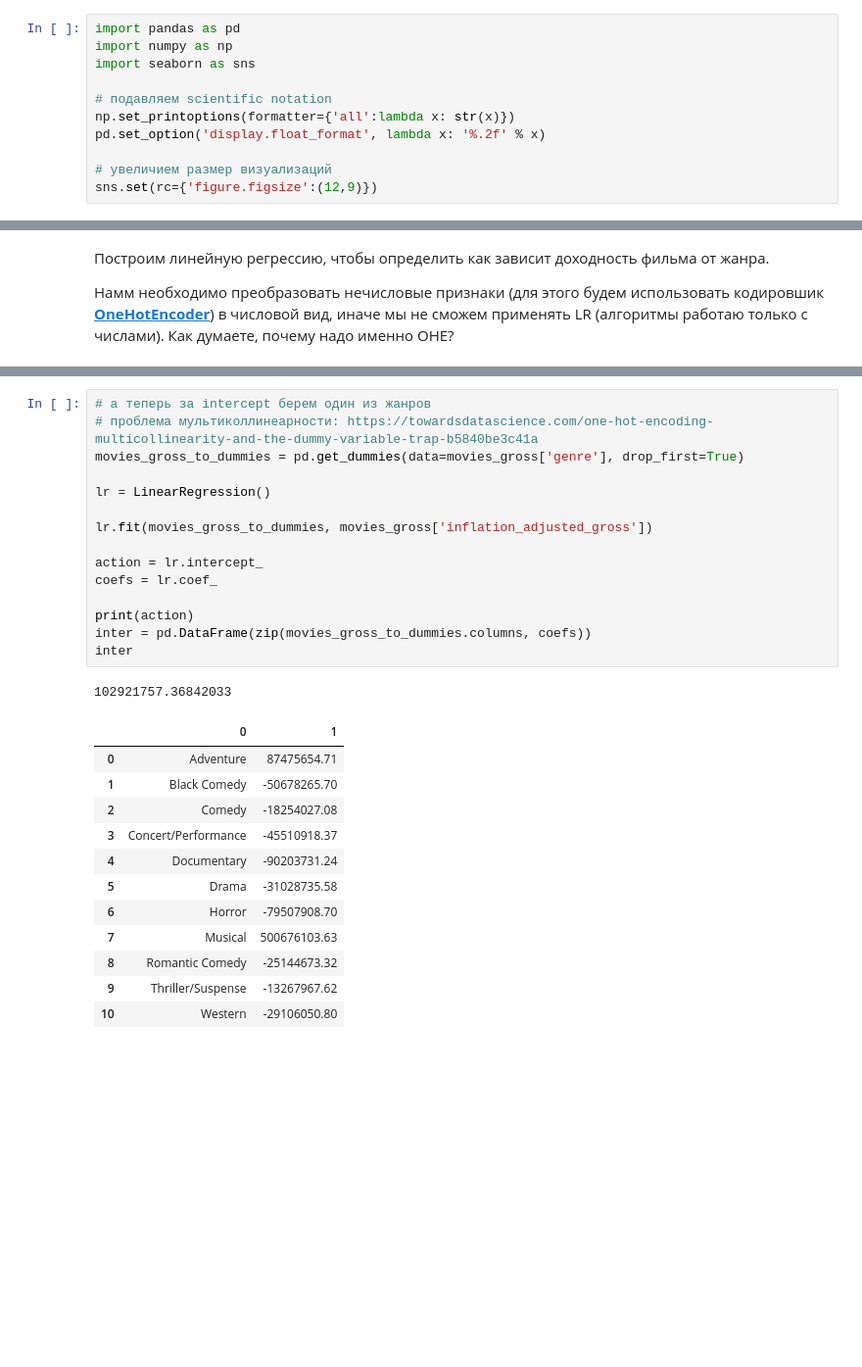
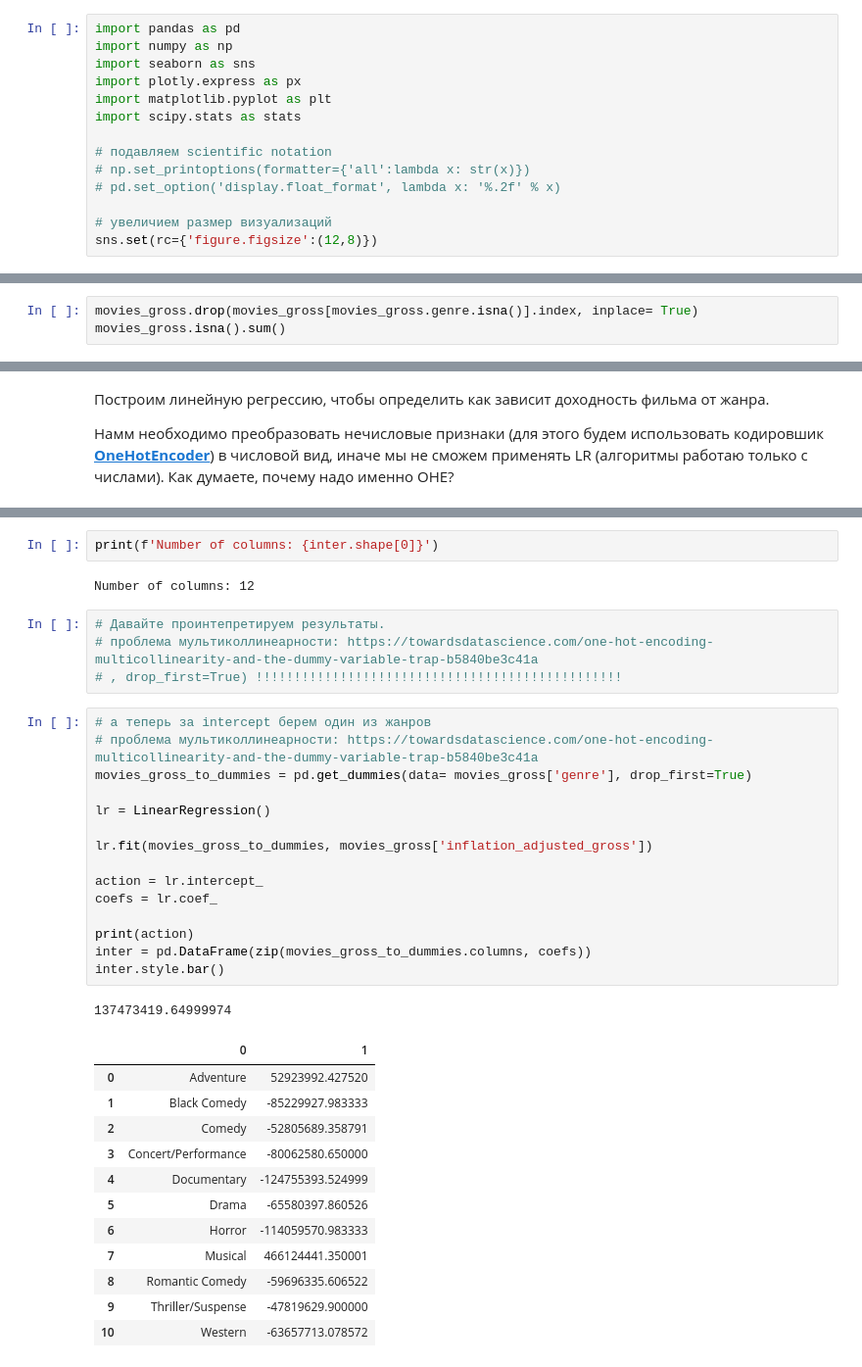
Before and after one commit to IgorBeHolder/Netology, a Jupyter notebook: Netology stats_case_study_linreg_confidence_interval.ipynb, the cells around one changed output, grey strips where cells are left out. Shown at 98% size. Cells and saved outputs as stored; diff of their text form; blank space fills up the shorter version.

```diff
--- a/Netology stats_case_study_linreg_confidence_interval.ipynb
+++ b/Netology stats_case_study_linreg_confidence_interval.ipynb
@@ -13,13 +14,16 @@
 import pandas as pd
 import numpy as np
 import seaborn as sns
+import plotly.express as px
+import matplotlib.pyplot as plt
+import scipy.stats as stats
 
 # подавляем scientific notation
-np.set_printoptions(formatter={'all':lambda x: str(x)})
-pd.set_option('display.float_format', lambda x: '%.2f' % x)
+# np.set_printoptions(formatter={'all':lambda x: str(x)})
+# pd.set_option('display.float_format', lambda x: '%.2f' % x)
 
 # увеличием размер визуализаций
-sns.set(rc={'figure.figsize':(12,9)})
+sns.set(rc={'figure.figsize':(12,8)})
 # %%
 # читаем данные
 movies_gross = pd.read_csv('https://raw.githubusercontent.com/obulygin/netology_pyda_files/main/disney_movies_total_gross.csv', parse_dates=['release_date'])
@@ -40,0 +59,3 @@ movies_gross
+# %%
+movies_gross.drop(movies_gross[movies_gross.genre.isna()].index, inplace= True)
+movies_gross.isna().sum()
@@ -157,29 +203,37 @@ inter
+# %%
+print(f'Number of columns: {inter.shape[0]}')
+# %% [output]
+Number of columns: 12
+# %%
+# Давайте проинтепретируем результаты.
+# проблема мультиколлинеарности: https://towardsdatascience.com/one-hot-encoding-multicollinearity-and-the-dummy-variable-trap-b5840be3c41a
+# , drop_first=True) !!!!!!!!!!!!!!!!!!!!!!!!!!!!!!!!!!!!!!!!!!!!!!!!
 # %%
 # а теперь за intercept берем один из жанров
 # проблема мультиколлинеарности: https://towardsdatascience.com/one-hot-encoding-multicollinearity-and-the-dummy-variable-trap-b5840be3c41a
-movies_gross_to_dummies = pd.get_dummies(data=movies_gross['genre'], drop_first=True)
+movies_gross_to_dummies = pd.get_dummies(data= movies_gross['genre'], drop_first=True)
 
 lr = LinearRegression()
 
 lr.fit(movies_gross_to_dummies, movies_gross['inflation_adjusted_gross'])
 
 action = lr.intercept_
 coefs = lr.coef_
 
 print(action)
 inter = pd.DataFrame(zip(movies_gross_to_dummies.columns, coefs))
-inter
+inter.style.bar()
 # %% [output]
-102921757.36842033
+137473419.64999974
 |  | 0 | 1 |
-| 0 | Adventure | 87475654.71 |
-| 1 | Black Comedy | -50678265.70 |
-| 2 | Comedy | -18254027.08 |
-| 3 | Concert/Performance | -45510918.37 |
-| 4 | Documentary | -90203731.24 |
-| 5 | Drama | -31028735.58 |
-| 6 | Horror | -79507908.70 |
-| 7 | Musical | 500676103.63 |
-| 8 | Romantic Comedy | -25144673.32 |
-| 9 | Thriller/Suspense | -13267967.62 |
-| 10 | Western | -29106050.80 |
+| 0 | Adventure | 52923992.427520 |
+| 1 | Black Comedy | -85229927.983333 |
+| 2 | Comedy | -52805689.358791 |
+| 3 | Concert/Performance | -80062580.650000 |
+| 4 | Documentary | -124755393.524999 |
+| 5 | Drama | -65580397.860526 |
+| 6 | Horror | -114059570.983333 |
+| 7 | Musical | 466124441.350001 |
+| 8 | Romantic Comedy | -59696335.606522 |
+| 9 | Thriller/Suspense | -47819629.900000 |
+| 10 | Western | -63657713.078572 |
```
Also changed, not shown: parts of 33 cells of this notebook, 8 other files.
